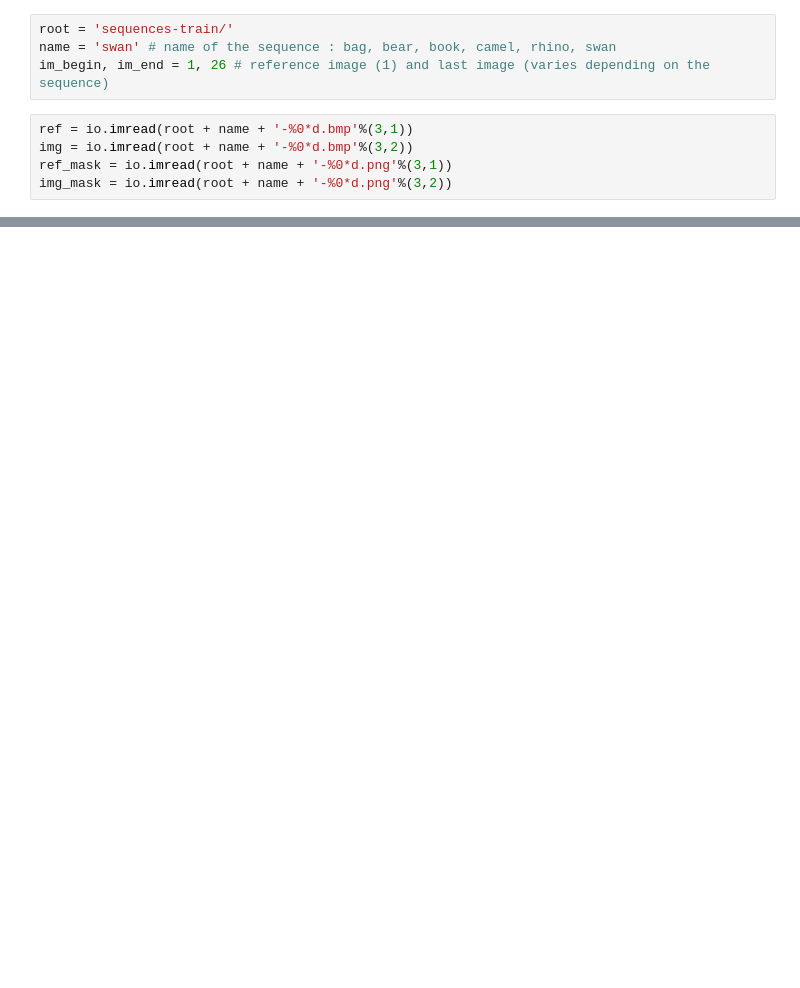
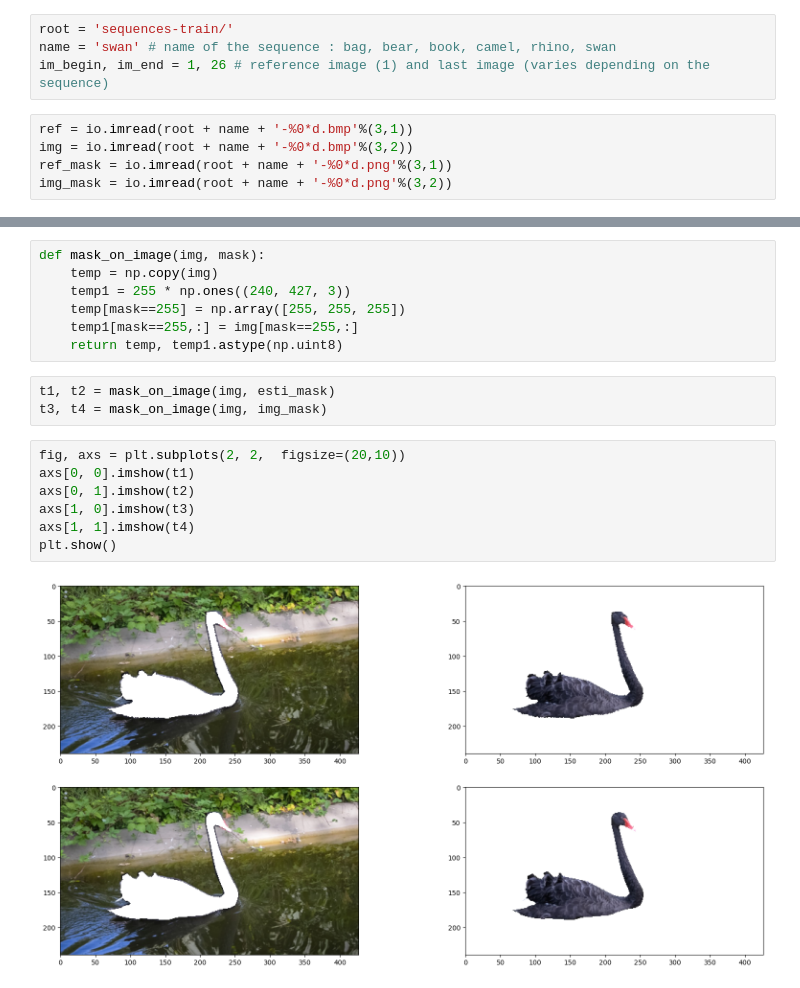
Before and after one commit to AkuBrains/compvisio_patchmatch, a Jupyter notebook: main.ipynb, the cells around one changed output, grey strips where cells are left out. Saved outputs shown, nothing was run; the diff lists cells and outputs as text; blank space fills up the shorter version.

```diff
--- a/main.ipynb
+++ b/main.ipynb
@@ -56,0 +74,19 @@ plt.show()
+# %%
+def mask_on_image(img, mask):
+    temp = np.copy(img)
+    temp1 = 255 * np.ones((240, 427, 3))
+    temp[mask==255] = np.array([255, 255, 255])
+    temp1[mask==255,:] = img[mask==255,:]
+    return temp, temp1.astype(np.uint8)
+# %%
+t1, t2 = mask_on_image(img, esti_mask)
+t3, t4 = mask_on_image(img, img_mask)
+# %%
+fig, axs = plt.subplots(2, 2,  figsize=(20,10))
+axs[0, 0].imshow(t1)
+axs[0, 1].imshow(t2)
+axs[1, 0].imshow(t3)
+axs[1, 1].imshow(t4)
+plt.show()
+# %% [output]
+[figure, added]
```
Also changed, not shown: parts of 9 cells of this notebook, 3 other files.
